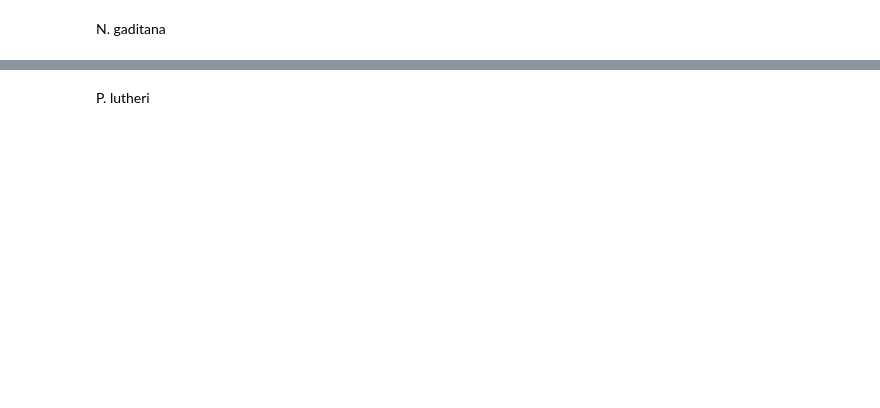
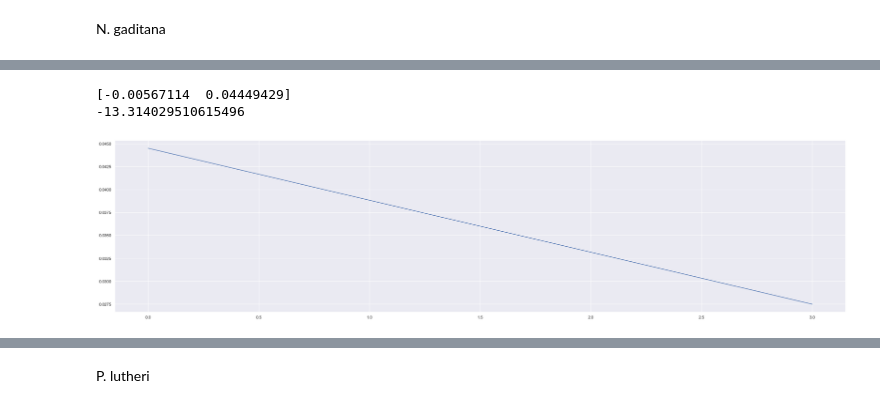
Before and after one commit to ecunha1996/model_analysis, a Jupyter notebook: code/basic_simulations.ipynb, the cells around one changed output, grey strips where cells are left out. Drawn from its saved outputs; the diff is of its cells as text; code cells hidden in the pictures; blank space fills up the shorter version.

Commit message:
[ADD] validation for all models

```diff
--- a/code/basic_simulations.ipynb
+++ b/code/basic_simulations.ipynb
@@ -38,0 +69,4 @@ Model loaded
+# %%
+sol = pfba(ng)
+ng_original_co2 = sol.fluxes["EX_C00011__dra"]
+ng.summary(sol)
@@ -38,0 +128,17 @@ Model loaded
+# %%
+carbon_sources = ["C00267", "C00033",  "C00116"]
+
+with ds as model:
+    print(f"Photoautotrophic: {model.slim_optimize()}")
+
+for carbon_source in carbon_sources:
+    with ds as model:
+        model.reactions.NGAM__lum.bounds= (0, 1000)
+        model.exchanges.EX_C00205__dra.lower_bound = 0
+        model.exchanges.get_by_id(f"EX_{carbon_source}__dra").lower_bound = ds_original_co2 / model.metabolites.get_by_id(carbon_source+"__extr").elements['C']
+        print("Heterotrophic with ", model.metabolites.get_by_id(carbon_source+"__extr").name, model.slim_optimize())
+
+for carbon_source in carbon_sources:
+    with ds as model:
+        model.exchanges.get_by_id(f"EX_{carbon_source}__dra").lower_bound = ds_original_co2 / model.metabolites.get_by_id(carbon_source+"__extr").elements['C']
+        print(f"Mixotrophic with ", model.metabolites.get_by_id(carbon_source+"__extr").name, model.slim_optimize())
@@ -82,0 +217,26 @@ Autotrophic with urea: 0.02254653333932027
+# %%
+## LL
+import numpy as np
+ngam_range = np.arange(0, 20, 1)
+sim = {}
+with pl as model:
+    model.exchanges.EX_C00011__dra.lower_bound = 0
+    model.exchanges.EX_C00288__dra.lower_bound = -1000
+    for ngam in ngam_range:
+        model.reactions.NGAM__lum.bounds= (ngam, ngam)
+        model.exchanges.EX_C00205__dra.bounds = (-20*3.45, -20*3.45)
+        if model.slim_optimize() > 0:
+            sim[ngam] = model.slim_optimize()
+# plot sim
+plt.plot(list(sim.keys()), list(sim.values()))
+# get equation
+from scipy.optimize import curve_fit
+def func(x, a, b):
+    return a*x + b
+popt, pcov = curve_fit(func, list(sim.keys()), list(sim.values()))
+print(popt)
+print((0.12 - popt[1]) / popt[0])
+# %% [output]
+[-0.00567114  0.04449429]
+-13.314029510615496
+[figure, added]
```
Also changed, not shown: parts of 12 cells of this notebook, 31 other files.
